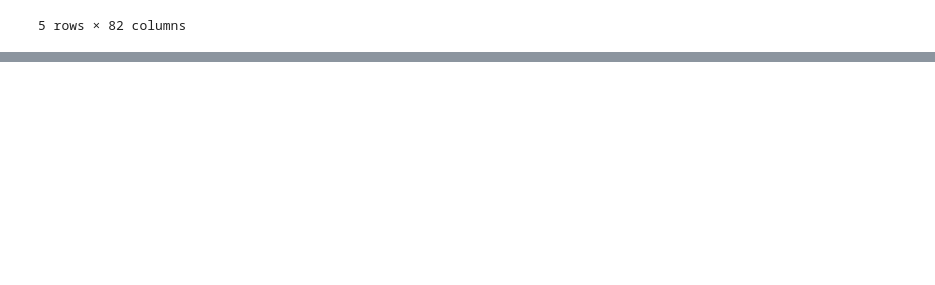
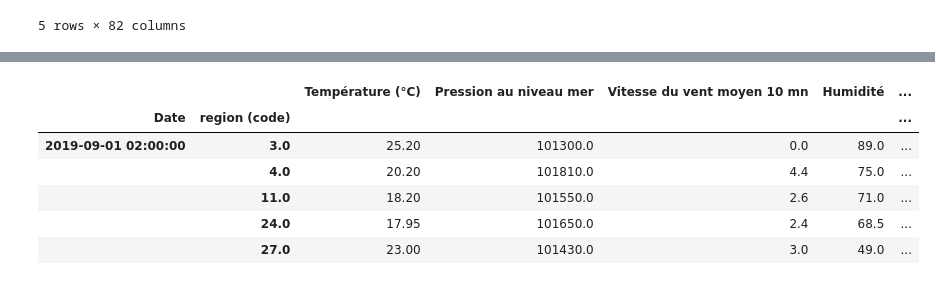
Before and after one commit to JAndretti/Projet-Time-Series-E5, a Jupyter notebook: main.ipynb, the cells around one changed output, grey strips where cells are left out. Cells and saved outputs as stored; diff of their text form; code cells hidden in the pictures; blank space fills up the shorter version.

```diff
--- a/main.ipynb
+++ b/main.ipynb
@@ -23,0 +91,11 @@ df.head()
+# %%
+df_region = df_region.groupby(by=['Date','region (code)']).mean()
+df_region.head()
+# %% [output]
+|  |  | Température (°C) | Pression au niveau mer | Vitesse du vent moyen 10 mn | Humidité | ... |
+| Date | region (code) |  |  |  |  | ... |
+| 2019-09-01 02:00:00 | 3.0 | 25.20 | 101300.0 | 0.0 | 89.0 | ... |
+|  | 4.0 | 20.20 | 101810.0 | 4.4 | 75.0 | ... |
+|  | 11.0 | 18.20 | 101550.0 | 2.6 | 71.0 | ... |
+|  | 24.0 | 17.95 | 101650.0 | 2.4 | 68.5 | ... |
+|  | 27.0 | 23.00 | 101430.0 | 3.0 | 49.0 | ... |
```
Also changed, not shown: parts of 15 cells of this notebook.
